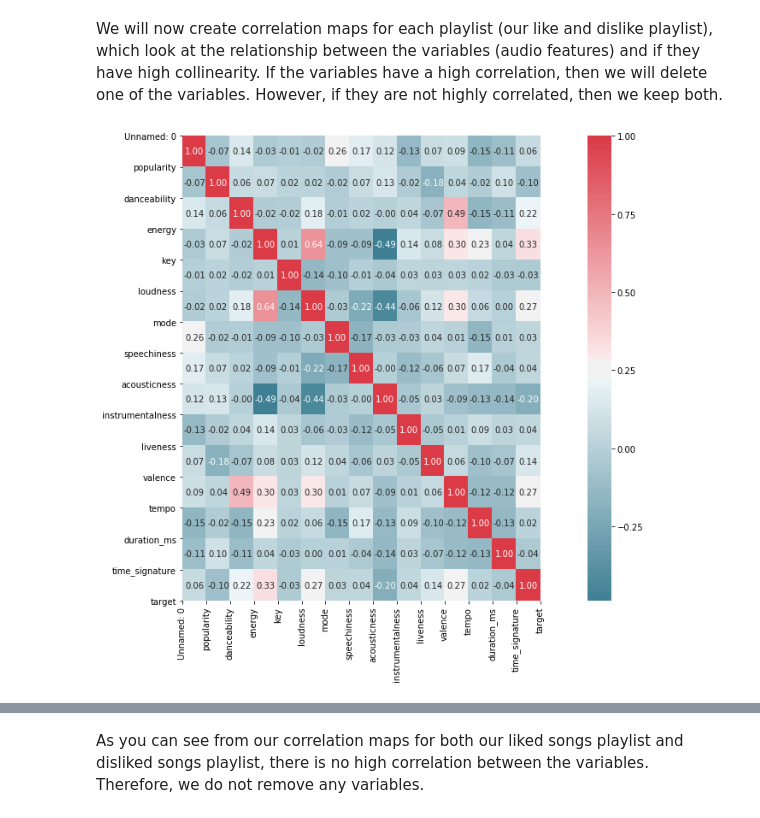
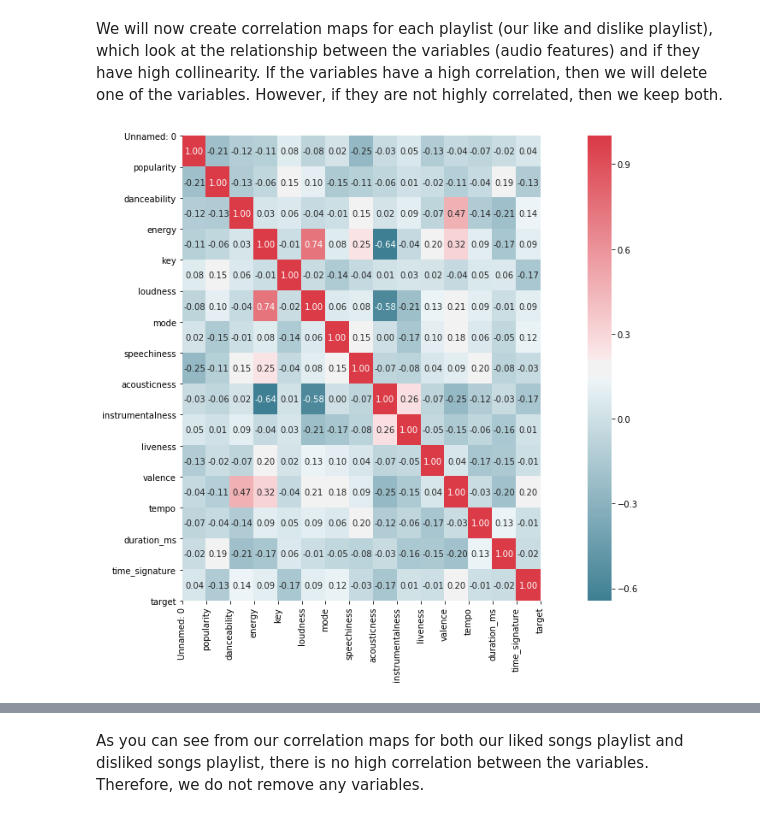
Before and after one commit to btjoajadi/Final_Python_Project, a Jupyter notebook: Spotify_Prediction.ipynb, the cells around one changed output, grey strips where cells are left out. Drawn from its saved outputs; the diff is of its cells as text; code cells hidden in the pictures.

```diff
--- a/Spotify_Prediction.ipynb
+++ b/Spotify_Prediction.ipynb
@@ -173,17 +175,17 @@ We will now create correlation maps for each playlist (our like and dislike play
 # %%
 def correlation_map(df):
     """
     creates a correlation map to check for the relationships between variables
     """
     corr = df.corr()
     fig, ax = plt.subplots(figsize = (10,10))
     colormap = sns.diverging_palette(220, 10, as_cmap = True)
     sns.heatmap(corr, cmap = colormap, annot = True, fmt = '.2f')
     plt.xticks(range(len(corr.columns)), corr.columns);
     plt.yticks(range(len(corr.columns)), corr.columns)
     plt.show()
 
-correlation_map(good_playlist("Carmen_Spotify.csv"))
+correlation_map(good_playlist("Jin_Spotify.csv"))
 # %% [output]
-[figure, old version]
+[figure, new version]
 # %%
```
Also changed, not shown: parts of 16 cells of this notebook.
